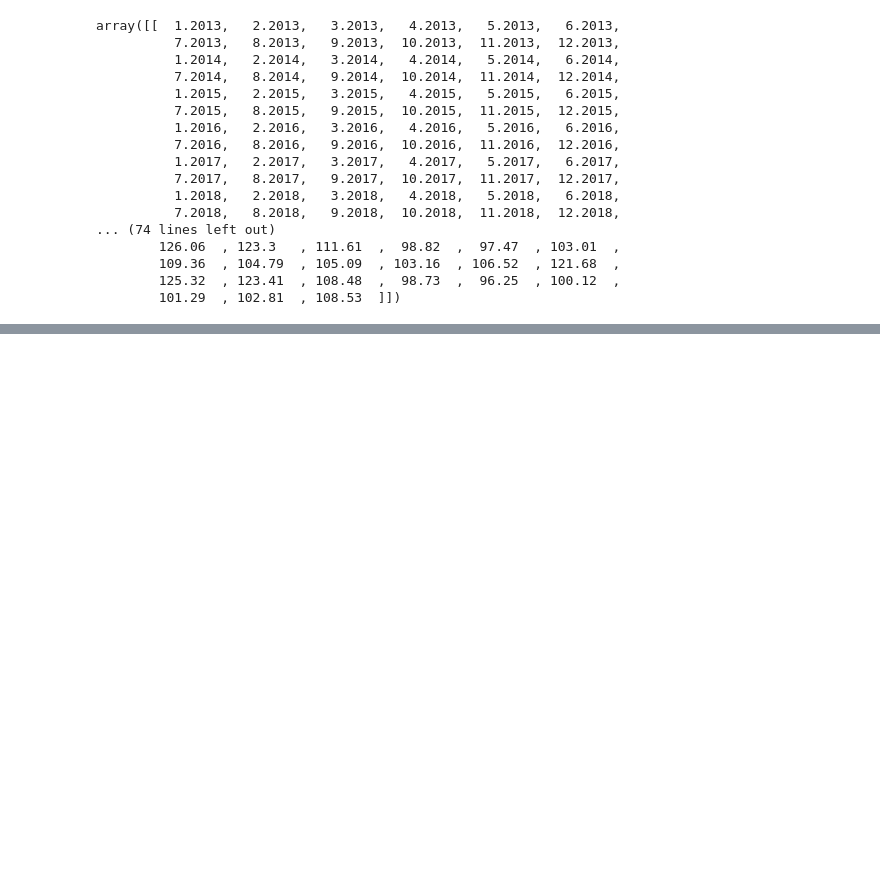
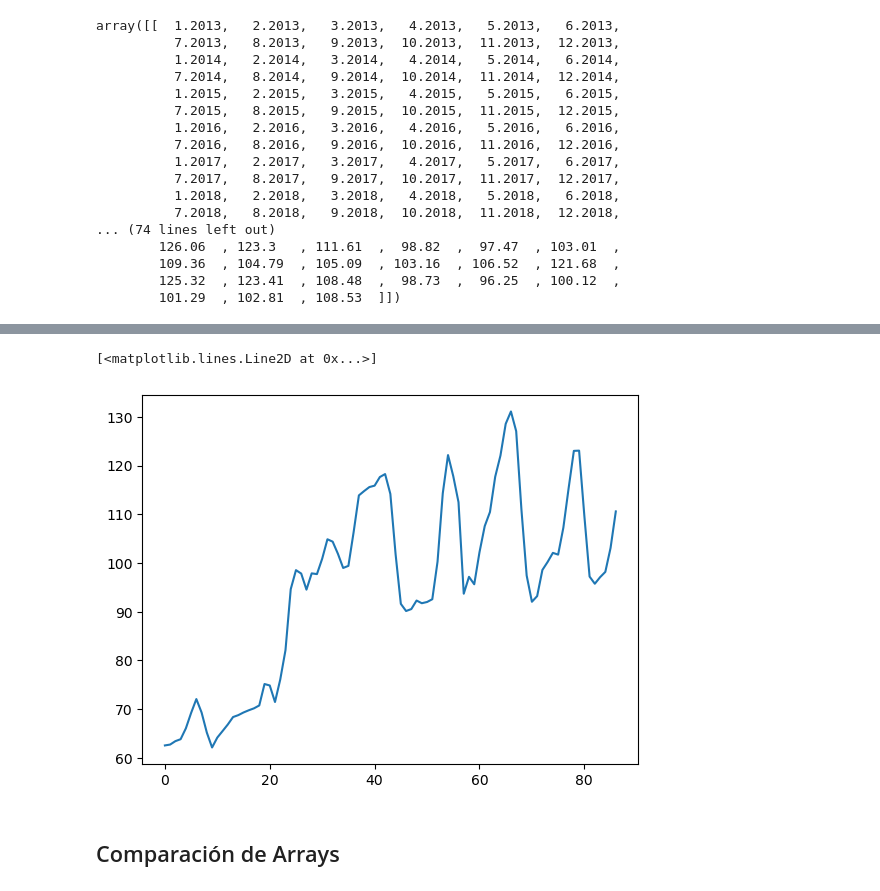
Before and after one commit to AbedNego130/numpy-practice, a Jupyter notebook: analisis-manzanas.ipynb, the cells around one changed output, grey strips where cells are left out. Saved outputs shown, nothing was run; the diff lists cells and outputs as text; code cells hidden in the pictures; blank space fills up the shorter version.

```diff
--- a/analisis-manzanas.ipynb
+++ b/analisis-manzanas.ipynb
@@ -27,0 +121,13 @@ array([[  1.2013,   2.2013,   3.2013,   4.2013,   5.2013,   6.2013,
+# %%
+moscu = prices[:, 0]
+kaliningrado = prices[:, 1]
+petesburgo = prices[:, 2]
+krasnodar = prices[:, 3]
+ekaterimburgo = prices[:, 4]
+# %%
+plt.plot(dates, petesburgo)
+# %% [output]
+[<matplotlib.lines.Line2D at 0x...>]
+[figure, added]
+# %% [markdown]
+## Comparación de Arrays
```
Also changed, not shown: parts of 57 cells of this notebook, 3 other files.
